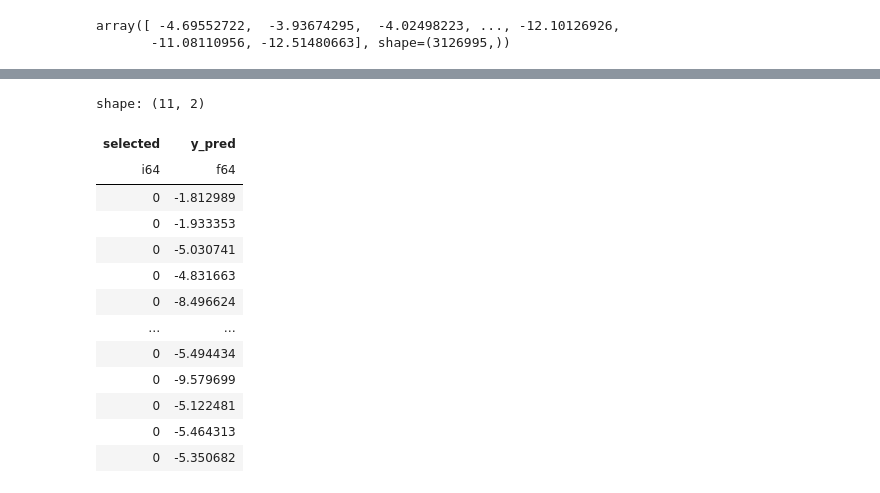
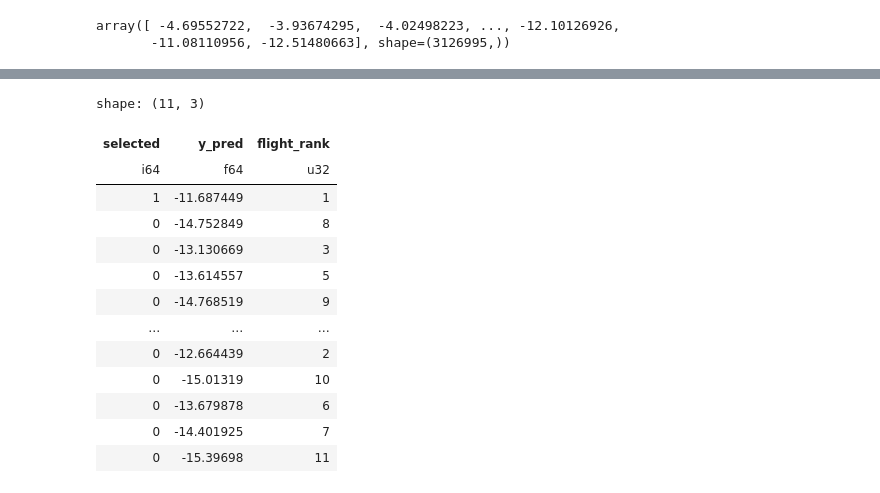
Before and after one commit to jfroggatt/aeroclub_recsys_2025, a Jupyter notebook: customer_approach.ipynb, the cells around one changed output, grey strips where cells are left out. Drawn from its saved outputs; the diff is of its cells as text; code cells hidden in the pictures.

Commit message:
Updated process to split data earlier.

```diff
--- a/customer_approach.ipynb
+++ b/customer_approach.ipynb
@@ -50,0 +177,2 @@ the number of searches in test data is 105539
+# %%
+train_df, test_df = stratified_flight_count_split(data)
@@ -627,13 +788,13 @@ Removed 1,647 outliers (5.0%)
 # %%
 # 2b. Remove specific customer profiles that result in 1 or 2 member clusters
 # Add profileId to removal list and get its index
-profiles_to_remove = [1361953]
-profile_mask = cust_data_cleaned['profileId'].is_in(profiles_to_remove)
-profile_indices = cust_data_cleaned.with_row_index().filter(profile_mask)['index'].to_list()
+# profiles_to_remove = [1361953]
+# profile_mask = cust_data_cleaned['profileId'].is_in(profiles_to_remove)
+# profile_indices = cust_data_cleaned.with_row_index().filter(profile_mask)['index'].to_list()
 
 # Remove from cleaned data and add indices to outlier list
-cust_data_cleaned = cust_data_cleaned.filter(~profile_mask)
-outlier_indices = list(outlier_indices) + profile_indices
+# cust_data_cleaned = cust_data_cleaned.filter(~profile_mask)
+# outlier_indices = list(outlier_indices) + profile_indices
 # %%
 # 3. Advanced encoding
 cust_data_encoded, encoders = encode_features(cust_data_cleaned)
@@ -866,0 +1061,23 @@ cust_data_cleaned.with_columns(pl.Series('customer_segment', clustering_results[
+# %%
+# Get customer data for lone member of cluster 7
+dup_cust_data = data.filter(pl.col('profileId') == 1361953)
+dup_cust = cust_data_cleaned.filter(pl.col('profileId') == 1361953)
+
+# Generate new profileId and ranker_id for adding duplicate data
+new_profile_id = (max(data['profileId'].unique()) + 1)
+new_ranker_id = str(uuid.uuid4()).replace('-', '')
+assert new_profile_id not in data['profileId'].unique().to_list(), f"ProfileId {new_profile_id} already exists"
+assert new_ranker_id not in data['ranker_id'].unique().to_list(), f"RankerId {new_ranker_id} already exists"
+
+# Create data sets for duplicated customer data rows and features
+new_cust_data = dup_cust_data.with_columns([
+    pl.lit(new_profile_id).cast(pl.Int64).alias('profileId'),
+    pl.lit(new_ranker_id).alias('ranker_id')
+])
+new_cust = dup_cust.with_columns([
+    pl.lit(new_profile_id).cast(pl.Int64).alias('profileId')
+])
+
+# Append new customer data to original data
+data = data.vstack(new_cust_data)
+cust_data_cleaned = cust_data_cleaned.vstack(new_cust)
@@ -1564,6 +1761,8 @@ shape: (100, 121)
 | 382 | 115 | 2300.0 | 0.0 | 1.0 | ... |
 # %%
 test_df = test_df.with_columns(pl.Series('y_pred', y_pred))
+# %%
+test_df = test_df.with_columns(pl.col('y_pred').rank(method='ordinal', descending=True).over('ranker_id').alias('flight_rank'))
 # %%
 test_df.head(100)
 # %% [output]
@@ -1601,18 +1800,18 @@ shape: (1_000, 2)
 # %%
-test_df.filter(pl.col('ranker_id') == '11be64f46a5a401bbdfc73660147ba34')['selected','y_pred'].head(100)
+test_df.filter(pl.col('ranker_id') == "000f30002ec442d1b76b722e9d45a000")['selected','y_pred', 'flight_rank'].head(100)
 # %% [output]
-shape: (11, 2)
+shape: (11, 3)
-| selected | y_pred |
-| i64 | f64 |
-| 0 | -1.812989 |
-| 0 | -1.933353 |
-| 0 | -5.030741 |
-| 0 | -4.831663 |
-| 0 | -8.496624 |
-| … | … |
-| 0 | -5.494434 |
-| 0 | -9.579699 |
-| 0 | -5.122481 |
-| 0 | -5.464313 |
-| 0 | -5.350682 |
+| selected | y_pred | flight_rank |
+| i64 | f64 | u32 |
+| 1 | -11.687449 | 1 |
+| 0 | -14.752849 | 8 |
+| 0 | -13.130669 | 3 |
+| 0 | -13.614557 | 5 |
+| 0 | -14.768519 | 9 |
+| … | … | … |
+| 0 | -12.664439 | 2 |
+| 0 | -15.01319 | 10 |
+| 0 | -13.679878 | 6 |
+| 0 | -14.401925 | 7 |
+| 0 | -15.39698 | 11 |
 # %%
```
Also changed, not shown: parts of 31 cells of this notebook.
